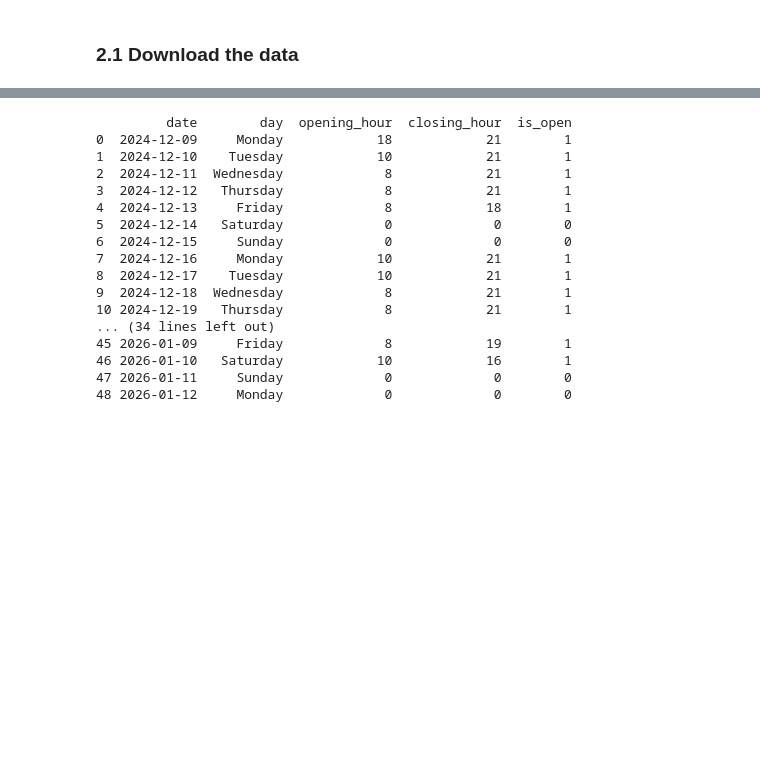
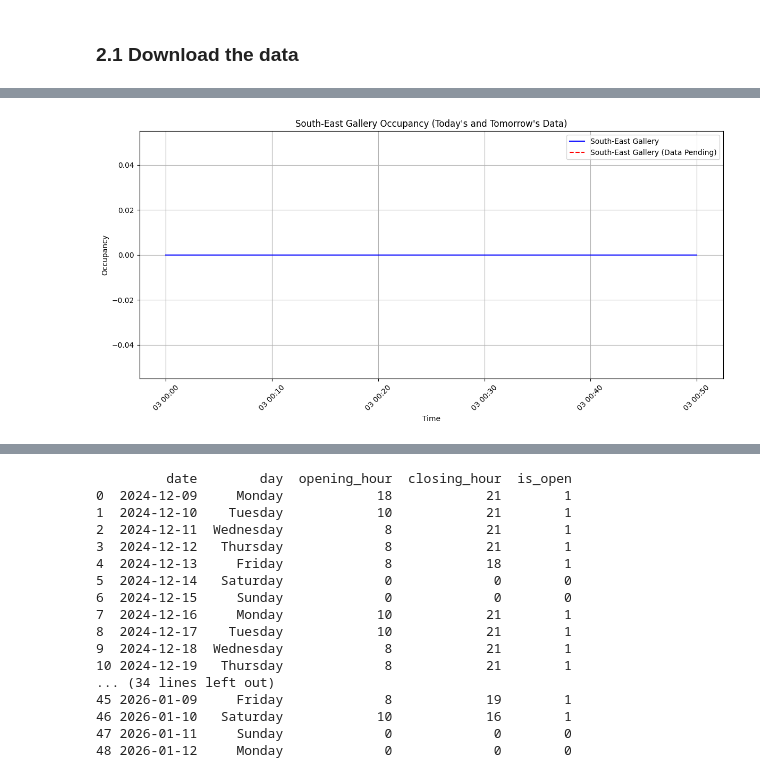
Before and after one commit to davidenascivera/KTH_seat_predictor, a Jupyter notebook: training_inference/OBT_3_inference.ipynb, the cells around one changed output, grey strips where cells are left out. Cells and saved outputs as stored; diff of their text form; code cells hidden in the pictures; blank space fills up the shorter version.

```diff
--- a/training_inference/OBT_3_inference.ipynb
+++ b/training_inference/OBT_3_inference.ipynb
@@ -161,3 +512,20 @@ Downloaded Data (without NaN):
+# %%
+
+# Plot the data for today and tomorrow
+plt.figure(figsize=(12, 6))
+plt.plot(df_downloaded.index, df_downloaded['South-East Gallery'], label="South-East Gallery", color='blue')
+plt.plot(df_null.index, df_null['South-East Gallery'], label="South-East Gallery (Data Pending)", color='red', linestyle='--')
+
+plt.title("South-East Gallery Occupancy (Today's and Tomorrow's Data)")
+plt.xlabel("Time")
+plt.ylabel("Occupancy")
+plt.legend()
+plt.xticks(rotation=45)
+plt.grid(True)
+plt.tight_layout()
+plt.show()
+# %% [output]
+[figure, added]
 # %%
 df_today_tomorrow
 # %% [output]
```
Also changed, not shown: parts of 57 cells of this notebook, 3 other files.
